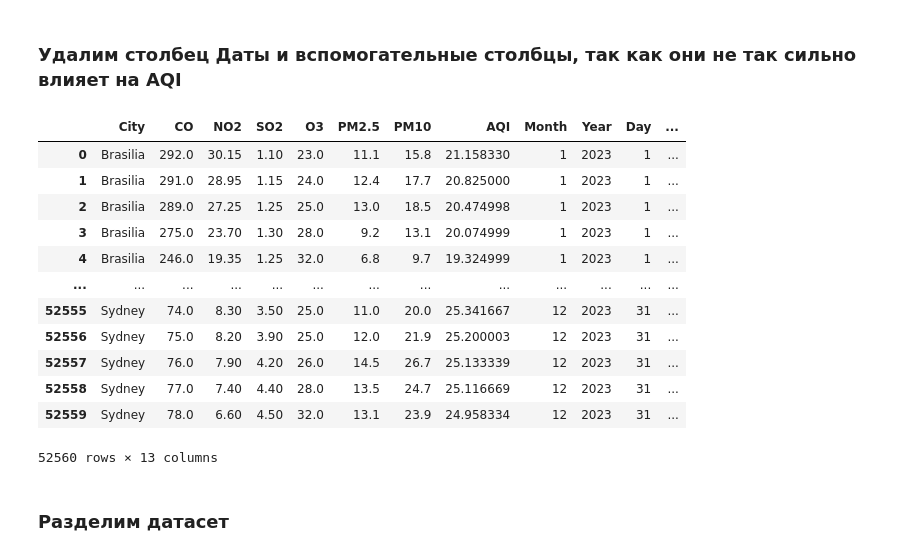
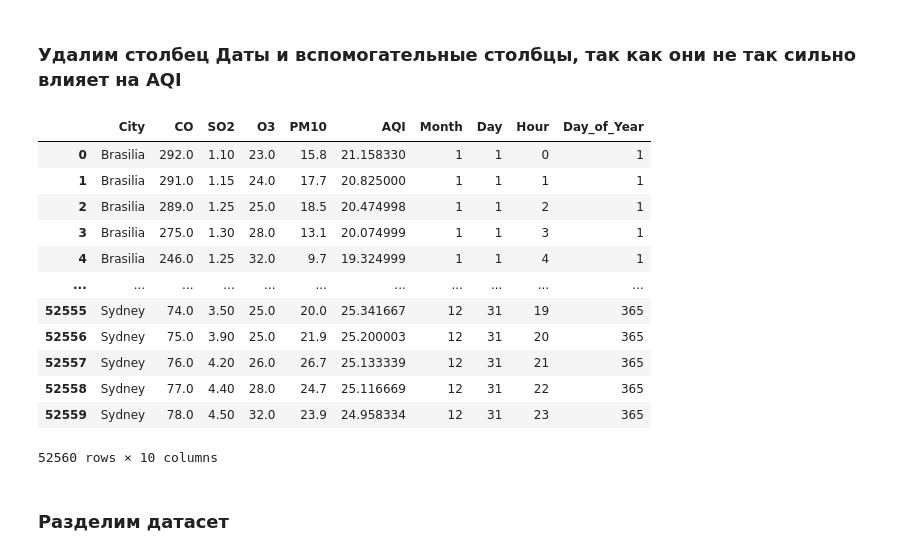
Before and after one commit to Wlad717/DataScience, a Jupyter notebook: make_graphs.ipynb, the cells around one changed output. Drawn from its saved outputs; the diff is of its cells as text; code cells hidden in the pictures.

```diff
--- a/make_graphs.ipynb
+++ b/make_graphs.ipynb
@@ -728,23 +732,26 @@ plt.show()
 # %%
 main_df.drop('Date', inplace=True, axis=1)
 main_df.drop('Weekday', inplace=True, axis=1)
 main_df.drop('Month_Name', inplace=True, axis=1)
 main_df.drop('Month_Year', inplace=True, axis=1)
+main_df.drop('PM2.5', inplace=True, axis=1)
+main_df.drop('NO2', inplace=True, axis=1)
+main_df.drop('Year', inplace=True, axis=1)
 main_df
 # %% [output]
-|  | City | CO | NO2 | SO2 | O3 | PM2.5 | PM10 | AQI | Month | Year | Day | ... |
-| 0 | Brasilia | 292.0 | 30.15 | 1.10 | 23.0 | 11.1 | 15.8 | 21.158330 | 1 | 2023 | 1 | ... |
-| 1 | Brasilia | 291.0 | 28.95 | 1.15 | 24.0 | 12.4 | 17.7 | 20.825000 | 1 | 2023 | 1 | ... |
-| 2 | Brasilia | 289.0 | 27.25 | 1.25 | 25.0 | 13.0 | 18.5 | 20.474998 | 1 | 2023 | 1 | ... |
-| 3 | Brasilia | 275.0 | 23.70 | 1.30 | 28.0 | 9.2 | 13.1 | 20.074999 | 1 | 2023 | 1 | ... |
-| 4 | Brasilia | 246.0 | 19.35 | 1.25 | 32.0 | 6.8 | 9.7 | 19.324999 | 1 | 2023 | 1 | ... |
-| ... | ... | ... | ... | ... | ... | ... | ... | ... | ... | ... | ... | ... |
-| 52555 | Sydney | 74.0 | 8.30 | 3.50 | 25.0 | 11.0 | 20.0 | 25.341667 | 12 | 2023 | 31 | ... |
-| 52556 | Sydney | 75.0 | 8.20 | 3.90 | 25.0 | 12.0 | 21.9 | 25.200003 | 12 | 2023 | 31 | ... |
-| 52557 | Sydney | 76.0 | 7.90 | 4.20 | 26.0 | 14.5 | 26.7 | 25.133339 | 12 | 2023 | 31 | ... |
-| 52558 | Sydney | 77.0 | 7.40 | 4.40 | 28.0 | 13.5 | 24.7 | 25.116669 | 12 | 2023 | 31 | ... |
-| 52559 | Sydney | 78.0 | 6.60 | 4.50 | 32.0 | 13.1 | 23.9 | 24.958334 | 12 | 2023 | 31 | ... |
+|  | City | CO | SO2 | O3 | PM10 | AQI | Month | Day | Hour | Day_of_Year |
+| 0 | Brasilia | 292.0 | 1.10 | 23.0 | 15.8 | 21.158330 | 1 | 1 | 0 | 1 |
+| 1 | Brasilia | 291.0 | 1.15 | 24.0 | 17.7 | 20.825000 | 1 | 1 | 1 | 1 |
+| 2 | Brasilia | 289.0 | 1.25 | 25.0 | 18.5 | 20.474998 | 1 | 1 | 2 | 1 |
+| 3 | Brasilia | 275.0 | 1.30 | 28.0 | 13.1 | 20.074999 | 1 | 1 | 3 | 1 |
+| 4 | Brasilia | 246.0 | 1.25 | 32.0 | 9.7 | 19.324999 | 1 | 1 | 4 | 1 |
+| ... | ... | ... | ... | ... | ... | ... | ... | ... | ... | ... |
+| 52555 | Sydney | 74.0 | 3.50 | 25.0 | 20.0 | 25.341667 | 12 | 31 | 19 | 365 |
+| 52556 | Sydney | 75.0 | 3.90 | 25.0 | 21.9 | 25.200003 | 12 | 31 | 20 | 365 |
+| 52557 | Sydney | 76.0 | 4.20 | 26.0 | 26.7 | 25.133339 | 12 | 31 | 21 | 365 |
+| 52558 | Sydney | 77.0 | 4.40 | 28.0 | 24.7 | 25.116669 | 12 | 31 | 22 | 365 |
+| 52559 | Sydney | 78.0 | 4.50 | 32.0 | 23.9 | 24.958334 | 12 | 31 | 23 | 365 |
-52560 rows × 13 columns
+52560 rows × 10 columns
 # %% [markdown]
 ### Разделим датасет
 # %%
```
Also changed, not shown: parts of 37 cells of this notebook.
